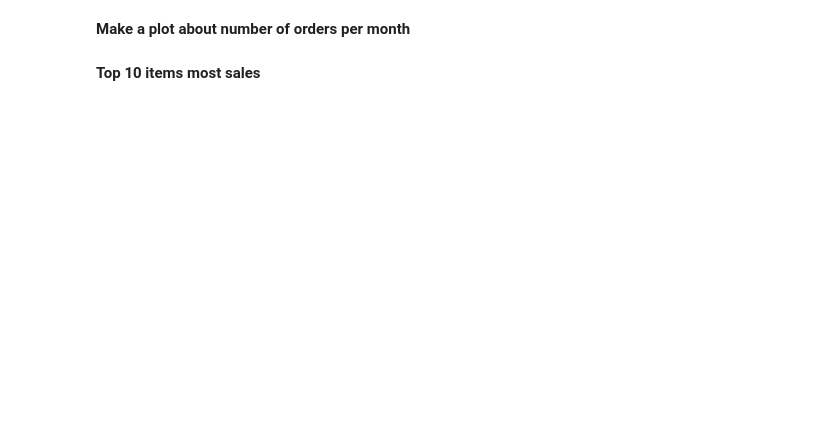
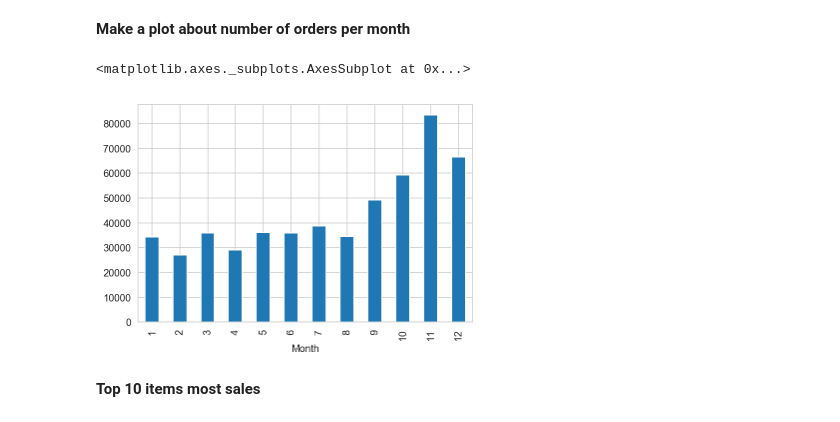
Before and after one commit to huynhducduy/DevC-Data-Sci, a Jupyter notebook: Assignments/3/Assignment_3_EDA.ipynb, the cells around one changed output. Saved outputs shown, nothing was run; the diff lists cells and outputs as text; code cells hidden in the pictures; blank space fills up the shorter version.

```diff
--- a/Assignments/3/Assignment_3_EDA.ipynb
+++ b/Assignments/3/Assignment_3_EDA.ipynb
@@ -134,2 +290,6 @@ Few of useful data cleaning functions:
 # %% [markdown]
 **How many orders (per month)?**
+# %%
+retail['Month'] = retail['InvoiceDate'].dt.month
+ordersPerMonth = retail[~retail['IsCancellation']].groupby('Month').count()
+ordersPerMonth
@@ -136,4 +311,9 @@ Few of useful data cleaning functions:
 # %% [markdown]
 **Make a plot about number of orders per month**
+# %%
+ordersPerMonth['InvoiceNo'].plot(kind='bar')
+# %% [output]
+<matplotlib.axes._subplots.AxesSubplot at 0x...>
+[figure, added]
 # %% [markdown]
 **Top 10 items most sales**
```
Also changed, not shown: parts of 36 cells of this notebook, 2 other files.
